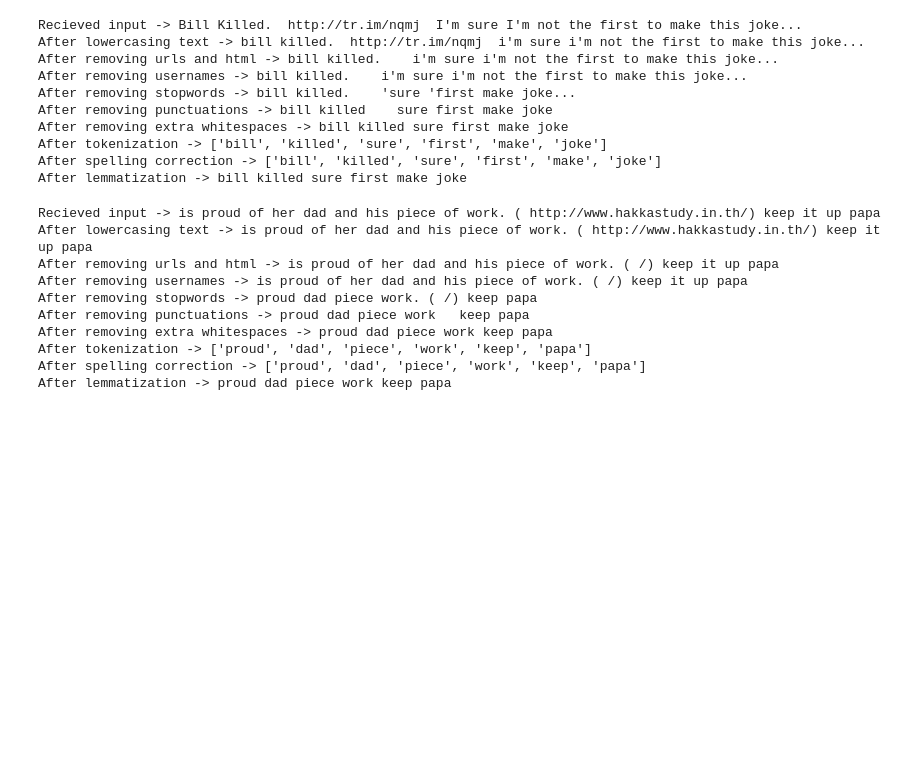
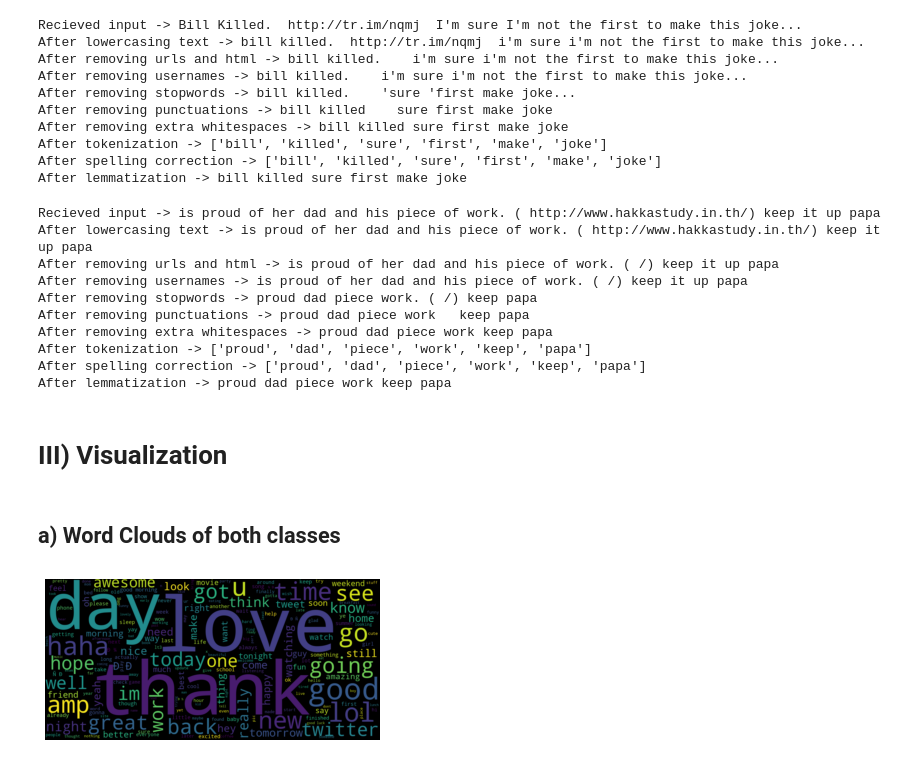
Before and after one commit to aflah02/NLP_Assignments, a Jupyter notebook: A1_Aflah_Neemesh/Assignment_Main.ipynb, the cells around one changed output. Drawn from its saved outputs; the diff is of its cells as text; code cells hidden in the pictures; blank space fills up the shorter version.

```diff
--- a/A1_Aflah_Neemesh/Assignment_Main.ipynb
+++ b/A1_Aflah_Neemesh/Assignment_Main.ipynb
@@ -573,3 +573,23 @@ After removing extra whitespaces -> proud dad piece work keep papa
 After tokenization -> ['proud', 'dad', 'piece', 'work', 'keep', 'papa']
 After spelling correction -> ['proud', 'dad', 'piece', 'work', 'keep', 'papa']
 After lemmatization -> proud dad piece work keep papa
+# %% [markdown]
+# III) Visualization
+# %% [markdown]
+## a) Word Clouds of both classes
+# %%
+positive_preprocessed_text = df_data["PREPROCESSED_TEXT"][df_data.LABEL==1]
+negative_preprocessed_text = df_data["PREPROCESSED_TEXT"][df_data.LABEL==0]
+# %%
+positive_preprocessed_text = ' '.join(positive_preprocessed_text.values)
+negative_preprocessed_text = ' '.join(negative_preprocessed_text.values)
+# %%
+wordcloud = WordCloud(width = 1500, height = 720,
+                background_color ='black',
+                min_font_size = 10).generate(positive_preprocessed_text)
+# %%
+plt.axis("off")
+plt.imshow(wordcloud, interpolation="bilinear")
+plt.show()
+# %% [output]
+[figure, added]
```
Also changed, not shown: parts of 21 cells of this notebook, 2 other files.
